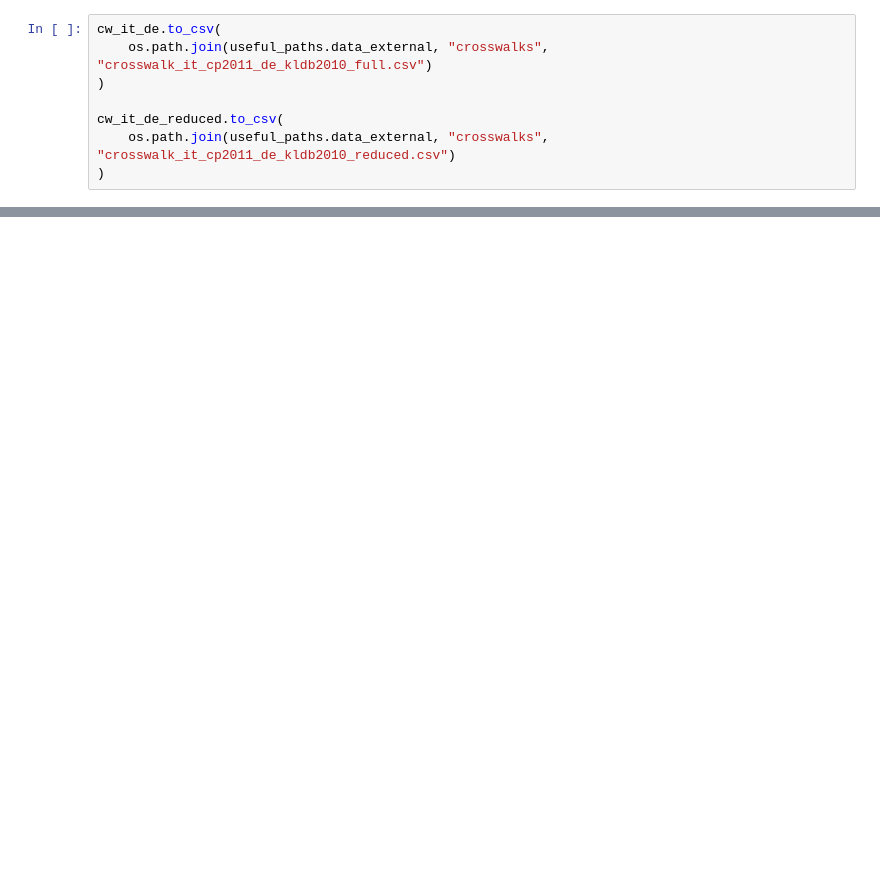
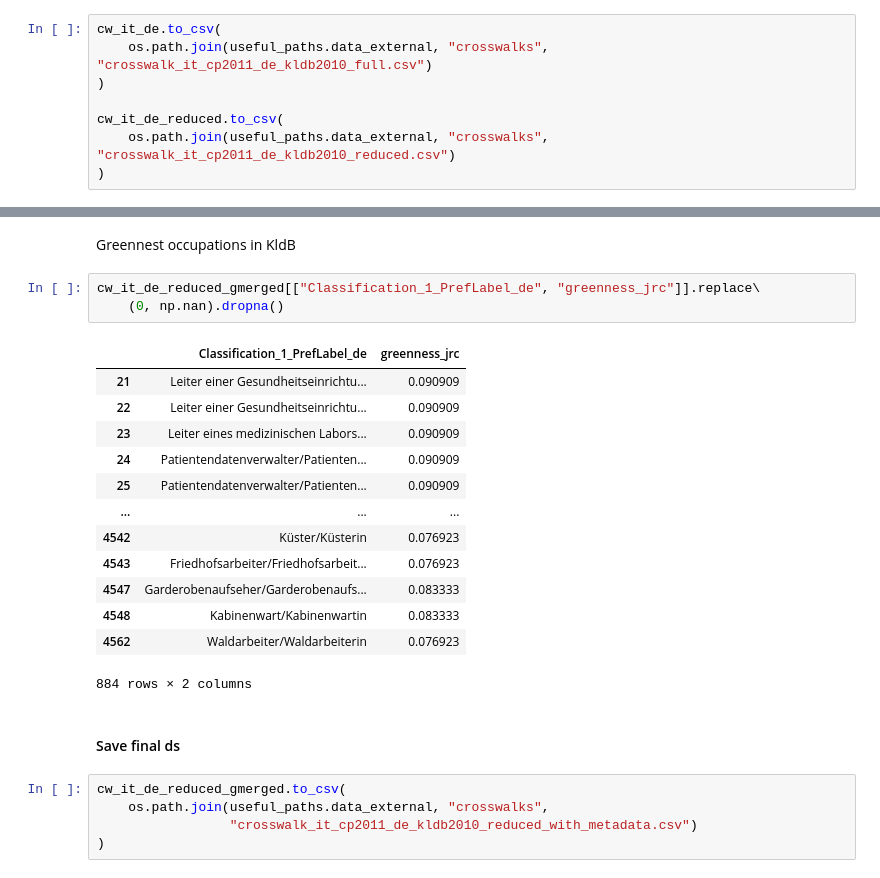
Before and after one commit to derpyninja/re4gt, a Jupyter notebook: notebooks/new/05-fz-crosswalk-it-esco-de.ipynb, the cells around one changed output, grey strips where cells are left out. Cells and saved outputs as stored; diff of their text form; blank space fills up the shorter version.

```diff
--- a/notebooks/new/05-fz-crosswalk-it-esco-de.ipynb
+++ b/notebooks/new/05-fz-crosswalk-it-esco-de.ipynb
@@ -200,0 +327,26 @@ cw_it_de_reduced.to_csv(
+# %% [markdown]
+Greennest occupations in KldB
+# %%
+cw_it_de_reduced_gmerged[["Classification_1_PrefLabel_de", "greenness_jrc"]].replace\
+    (0, np.nan).dropna()
+# %% [output]
+|  | Classification_1_PrefLabel_de | greenness_jrc |
+| 21 | Leiter einer Gesundheitseinrichtu... | 0.090909 |
+| 22 | Leiter einer Gesundheitseinrichtu... | 0.090909 |
+| 23 | Leiter eines medizinischen Labors... | 0.090909 |
+| 24 | Patientendatenverwalter/Patienten... | 0.090909 |
+| 25 | Patientendatenverwalter/Patienten... | 0.090909 |
+| ... | ... | ... |
+| 4542 | Küster/Küsterin | 0.076923 |
+| 4543 | Friedhofsarbeiter/Friedhofsarbeit... | 0.076923 |
+| 4547 | Garderobenaufseher/Garderobenaufs... | 0.083333 |
+| 4548 | Kabinenwart/Kabinenwartin | 0.083333 |
+| 4562 | Waldarbeiter/Waldarbeiterin | 0.076923 |
+884 rows × 2 columns
+# %% [markdown]
+#### Save final ds
+# %%
+cw_it_de_reduced_gmerged.to_csv(
+    os.path.join(useful_paths.data_external, "crosswalks",
+                 "crosswalk_it_cp2011_de_kldb2010_reduced_with_metadata.csv")
+)
```
Also changed, not shown: parts of 17 cells of this notebook, 20 other files.
